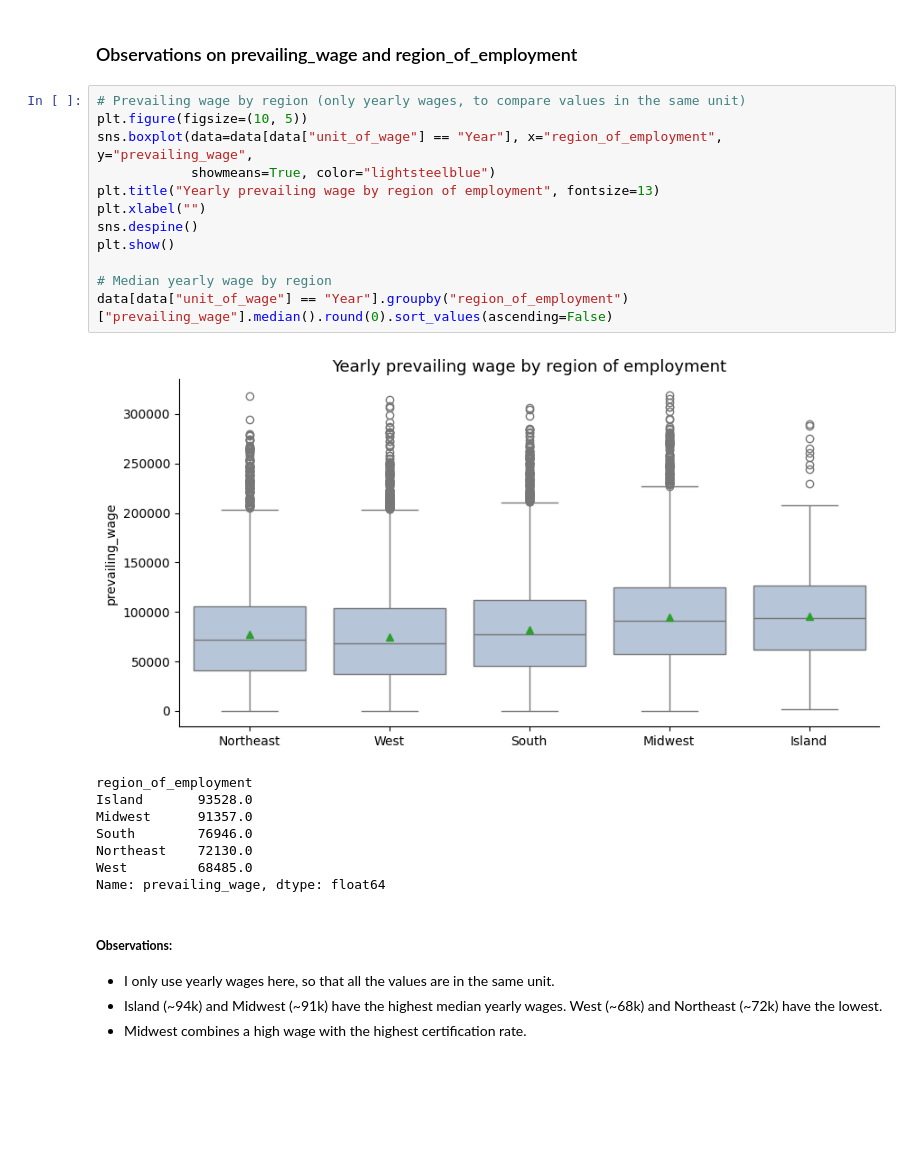
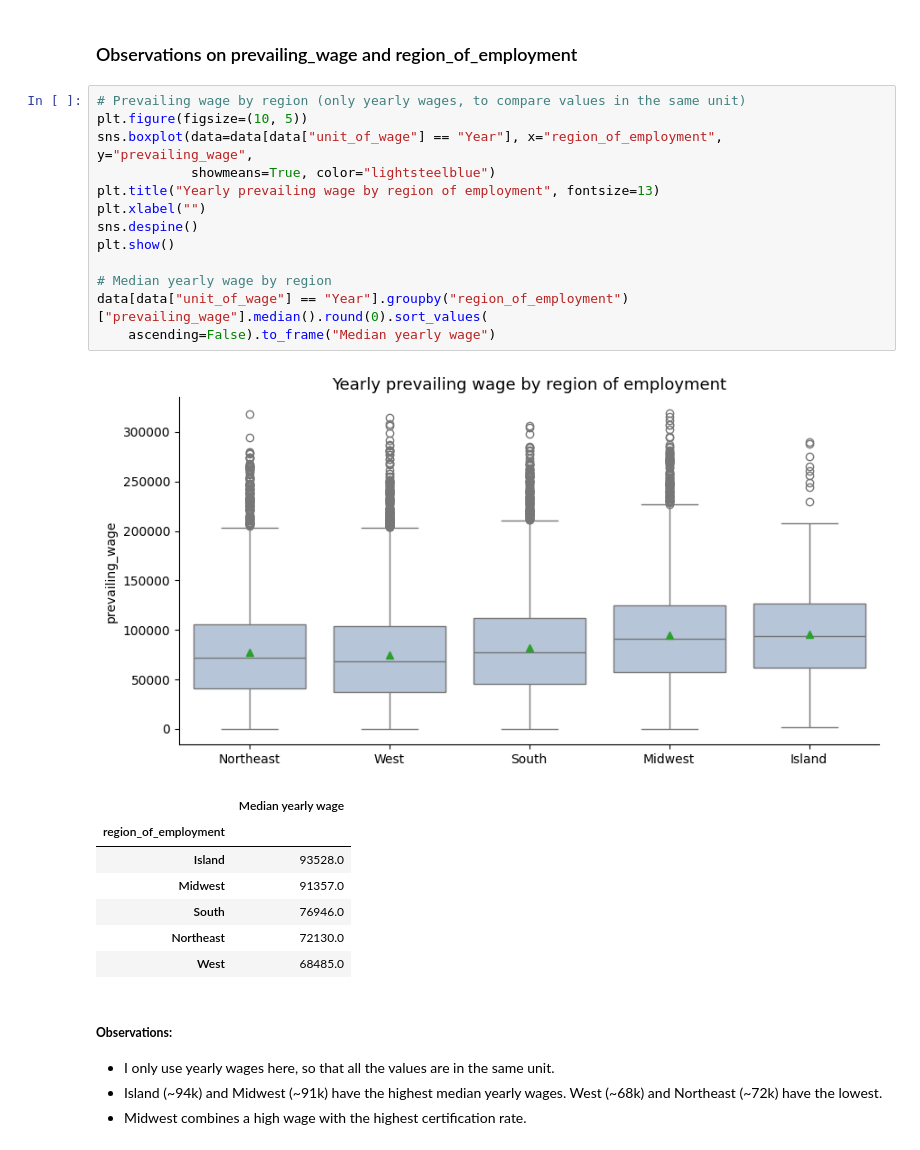
Before and after one commit to ileites/MIT, a Jupyter notebook: Week 8 Project/Ignacio Leites - Week 8 project.ipynb, the cells around one changed output. Drawn from its saved outputs; the diff is of its cells as text; blank space fills up the shorter version.

```diff
--- a/Week 8 Project/Ignacio Leites - Week 8 project.ipynb
+++ b/Week 8 Project/Ignacio Leites - Week 8 project.ipynb
@@ -870,24 +870,25 @@ Total                     17018    8462  25480           66.8
 # %%
 # Prevailing wage by region (only yearly wages, to compare values in the same unit)
 plt.figure(figsize=(10, 5))
 sns.boxplot(data=data[data["unit_of_wage"] == "Year"], x="region_of_employment", y="prevailing_wage",
             showmeans=True, color="lightsteelblue")
 plt.title("Yearly prevailing wage by region of employment", fontsize=13)
 plt.xlabel("")
 sns.despine()
 plt.show()
 
 # Median yearly wage by region
-data[data["unit_of_wage"] == "Year"].groupby("region_of_employment")["prevailing_wage"].median().round(0).sort_values(ascending=False)
+data[data["unit_of_wage"] == "Year"].groupby("region_of_employment")["prevailing_wage"].median().round(0).sort_values(
+    ascending=False).to_frame("Median yearly wage")
 # %% [output]
 [figure]
-region_of_employment
-Island       93528.0
-Midwest      91357.0
-South        76946.0
-Northeast    72130.0
-West         68485.0
-Name: prevailing_wage, dtype: float64
+|  | Median yearly wage |
+| region_of_employment |  |
+| Island | 93528.0 |
+| Midwest | 91357.0 |
+| South | 76946.0 |
+| Northeast | 72130.0 |
+| West | 68485.0 |
 # %% [markdown]
 ##### **Observations:**
 - I only use yearly wages here, so that all the values are in the same unit.
```
Also changed, not shown: parts of 18 cells of this notebook, 22 other files.
